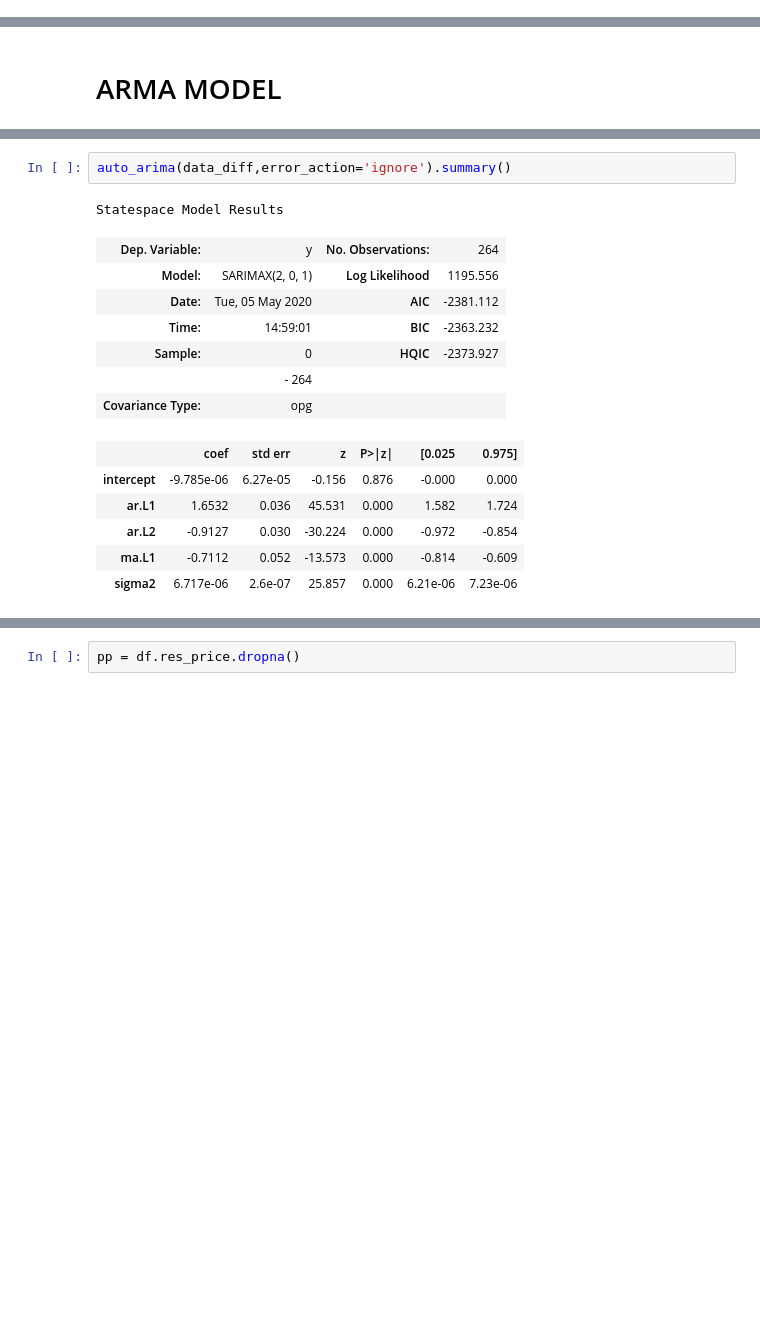
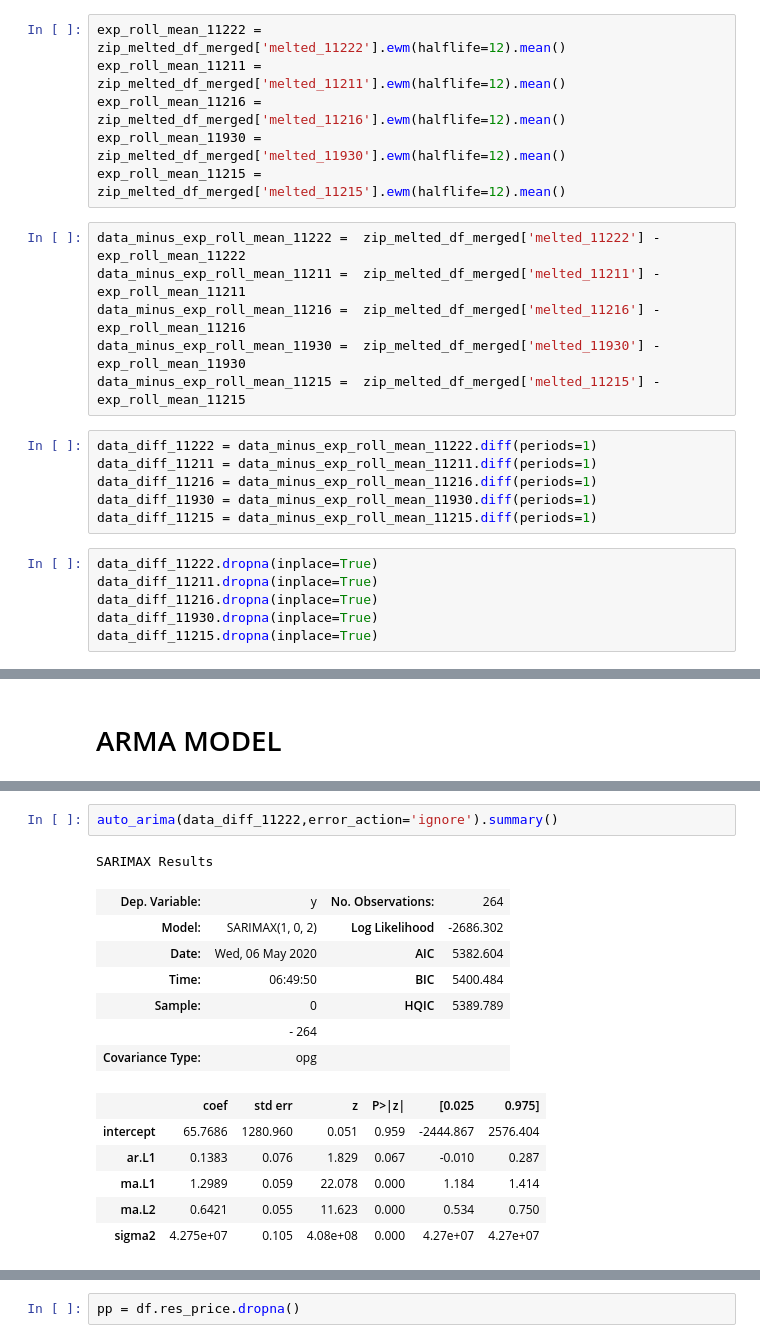
Before and after one commit to Ranykhalil/dsc-mod-4-project-v2-1-london-ds-02172020, a Jupyter notebook: time-series/Nav_notebook.ipynb, the cells around one changed output, grey strips where cells are left out. Cells and saved outputs as stored; diff of their text form; blank space fills up the shorter version.

```diff
--- a/time-series/Nav_notebook.ipynb
+++ b/time-series/Nav_notebook.ipynb
@@ -901,0 +977,24 @@ Looks like it is stationary here
+# %%
+exp_roll_mean_11222 = zip_melted_df_merged['melted_11222'].ewm(halflife=12).mean()
+exp_roll_mean_11211 = zip_melted_df_merged['melted_11211'].ewm(halflife=12).mean()
+exp_roll_mean_11216 = zip_melted_df_merged['melted_11216'].ewm(halflife=12).mean()
+exp_roll_mean_11930 = zip_melted_df_merged['melted_11930'].ewm(halflife=12).mean()
+exp_roll_mean_11215 = zip_melted_df_merged['melted_11215'].ewm(halflife=12).mean()
+# %%
+data_minus_exp_roll_mean_11222 =  zip_melted_df_merged['melted_11222'] - exp_roll_mean_11222
+data_minus_exp_roll_mean_11211 =  zip_melted_df_merged['melted_11211'] - exp_roll_mean_11211
+data_minus_exp_roll_mean_11216 =  zip_melted_df_merged['melted_11216'] - exp_roll_mean_11216
+data_minus_exp_roll_mean_11930 =  zip_melted_df_merged['melted_11930'] - exp_roll_mean_11930
+data_minus_exp_roll_mean_11215 =  zip_melted_df_merged['melted_11215'] - exp_roll_mean_11215
+# %%
+data_diff_11222 = data_minus_exp_roll_mean_11222.diff(periods=1)
+data_diff_11211 = data_minus_exp_roll_mean_11211.diff(periods=1)
+data_diff_11216 = data_minus_exp_roll_mean_11216.diff(periods=1)
+data_diff_11930 = data_minus_exp_roll_mean_11930.diff(periods=1)
+data_diff_11215 = data_minus_exp_roll_mean_11215.diff(periods=1)
+# %%
+data_diff_11222.dropna(inplace=True)
+data_diff_11211.dropna(inplace=True)
+data_diff_11216.dropna(inplace=True)
+data_diff_11930.dropna(inplace=True)
+data_diff_11215.dropna(inplace=True)
@@ -1175,17 +1326,17 @@ plot_pacf(data_diff, ax=ax, lags=24, zero=False);
 # %%
-auto_arima(data_diff,error_action='ignore').summary()
+auto_arima(data_diff_11222,error_action='ignore').summary()
 # %% [output]
-Statespace Model Results
+SARIMAX Results
 | Dep. Variable: | y | No. Observations: | 264 |
-| Model: | SARIMAX(2, 0, 1) | Log Likelihood | 1195.556 |
-| Date: | Tue, 05 May 2020 | AIC | -2381.112 |
-| Time: | 14:59:01 | BIC | -2363.232 |
-| Sample: | 0 | HQIC | -2373.927 |
+| Model: | SARIMAX(1, 0, 2) | Log Likelihood | -2686.302 |
+| Date: | Wed, 06 May 2020 | AIC | 5382.604 |
+| Time: | 06:49:50 | BIC | 5400.484 |
+| Sample: | 0 | HQIC | 5389.789 |
 |  | - 264 |  |  |
 | Covariance Type: | opg |  |  |
 |  | coef | std err | z | P>|z| | [0.025 | 0.975] |
-| intercept | -9.785e-06 | 6.27e-05 | -0.156 | 0.876 | -0.000 | 0.000 |
-| ar.L1 | 1.6532 | 0.036 | 45.531 | 0.000 | 1.582 | 1.724 |
-| ar.L2 | -0.9127 | 0.030 | -30.224 | 0.000 | -0.972 | -0.854 |
-| ma.L1 | -0.7112 | 0.052 | -13.573 | 0.000 | -0.814 | -0.609 |
-| sigma2 | 6.717e-06 | 2.6e-07 | 25.857 | 0.000 | 6.21e-06 | 7.23e-06 |
+| intercept | 65.7686 | 1280.960 | 0.051 | 0.959 | -2444.867 | 2576.404 |
+| ar.L1 | 0.1383 | 0.076 | 1.829 | 0.067 | -0.010 | 0.287 |
+| ma.L1 | 1.2989 | 0.059 | 22.078 | 0.000 | 1.184 | 1.414 |
+| ma.L2 | 0.6421 | 0.055 | 11.623 | 0.000 | 0.534 | 0.750 |
+| sigma2 | 4.275e+07 | 0.105 | 4.08e+08 | 0.000 | 4.27e+07 | 4.27e+07 |
```
Also changed, not shown: parts of 167 cells of this notebook.
